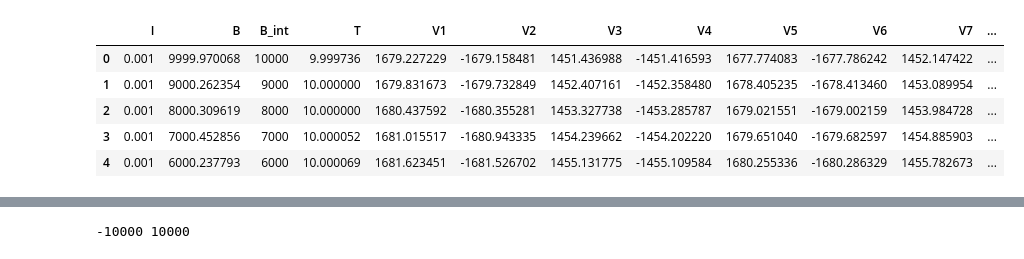
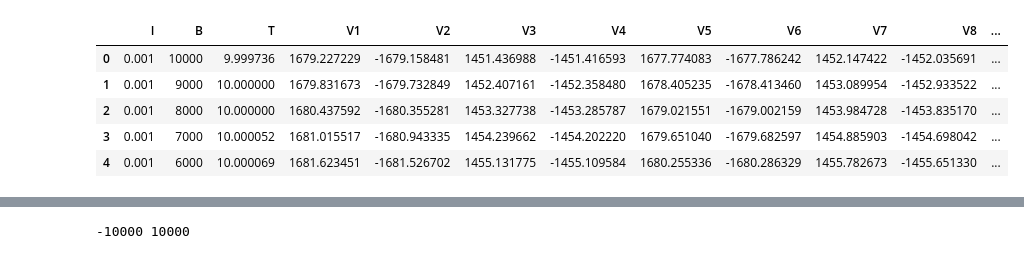
Before and after one commit to luckyIITR/PPMS, a Jupyter notebook: Plots/A304_SRO_NGO/MR/A304_MR_10K.ipynb, the cells around one changed output, grey strips where cells are left out. Cells and saved outputs as stored; diff of their text form; code cells hidden in the pictures.

```diff
--- a/Plots/A304_SRO_NGO/MR/A304_MR_10K.ipynb
+++ b/Plots/A304_SRO_NGO/MR/A304_MR_10K.ipynb
@@ -17,18 +18,19 @@ df
 # %%
 def round_fun(a):
     step = 500
     if a > 0 : q = int((a+1)/step)
     else : q = int((a-1)/step)
     return q*step
 
 df['B_int'] = list(map(round_fun,df['B'].values))
-df = df[["I", "B","B_int","T", "V1", "V2", "V3", "V4","V5","V6","V7","V8",'Rel_value', 'multiplier']].copy()
+df['B'] = df['B_int']
+df = df[["I", "B","T", "V1", "V2", "V3", "V4","V5","V6","V7","V8",'Rel_value', 'multiplier']].copy()
 df.head()
 # %% [output]
-|  | I | B | B_int | T | V1 | V2 | V3 | V4 | V5 | V6 | V7 | ... |
-| 0 | 0.001 | 9999.970068 | 10000 | 9.999736 | 1679.227229 | -1679.158481 | 1451.436988 | -1451.416593 | 1677.774083 | -1677.786242 | 1452.147422 | ... |
-| 1 | 0.001 | 9000.262354 | 9000 | 10.000000 | 1679.831673 | -1679.732849 | 1452.407161 | -1452.358480 | 1678.405235 | -1678.413460 | 1453.089954 | ... |
-| 2 | 0.001 | 8000.309619 | 8000 | 10.000000 | 1680.437592 | -1680.355281 | 1453.327738 | -1453.285787 | 1679.021551 | -1679.002159 | 1453.984728 | ... |
-| 3 | 0.001 | 7000.452856 | 7000 | 10.000052 | 1681.015517 | -1680.943335 | 1454.239662 | -1454.202220 | 1679.651040 | -1679.682597 | 1454.885903 | ... |
-| 4 | 0.001 | 6000.237793 | 6000 | 10.000069 | 1681.623451 | -1681.526702 | 1455.131775 | -1455.109584 | 1680.255336 | -1680.286329 | 1455.782673 | ... |
+|  | I | B | T | V1 | V2 | V3 | V4 | V5 | V6 | V7 | V8 | ... |
+| 0 | 0.001 | 10000 | 9.999736 | 1679.227229 | -1679.158481 | 1451.436988 | -1451.416593 | 1677.774083 | -1677.786242 | 1452.147422 | -1452.035691 | ... |
+| 1 | 0.001 | 9000 | 10.000000 | 1679.831673 | -1679.732849 | 1452.407161 | -1452.358480 | 1678.405235 | -1678.413460 | 1453.089954 | -1452.933522 | ... |
+| 2 | 0.001 | 8000 | 10.000000 | 1680.437592 | -1680.355281 | 1453.327738 | -1453.285787 | 1679.021551 | -1679.002159 | 1453.984728 | -1453.835170 | ... |
+| 3 | 0.001 | 7000 | 10.000052 | 1681.015517 | -1680.943335 | 1454.239662 | -1454.202220 | 1679.651040 | -1679.682597 | 1454.885903 | -1454.698042 | ... |
+| 4 | 0.001 | 6000 | 10.000069 | 1681.623451 | -1681.526702 | 1455.131775 | -1455.109584 | 1680.255336 | -1680.286329 | 1455.782673 | -1455.651330 | ... |
 # %%
```
Also changed, not shown: parts of 38 cells of this notebook, 22 other files.
